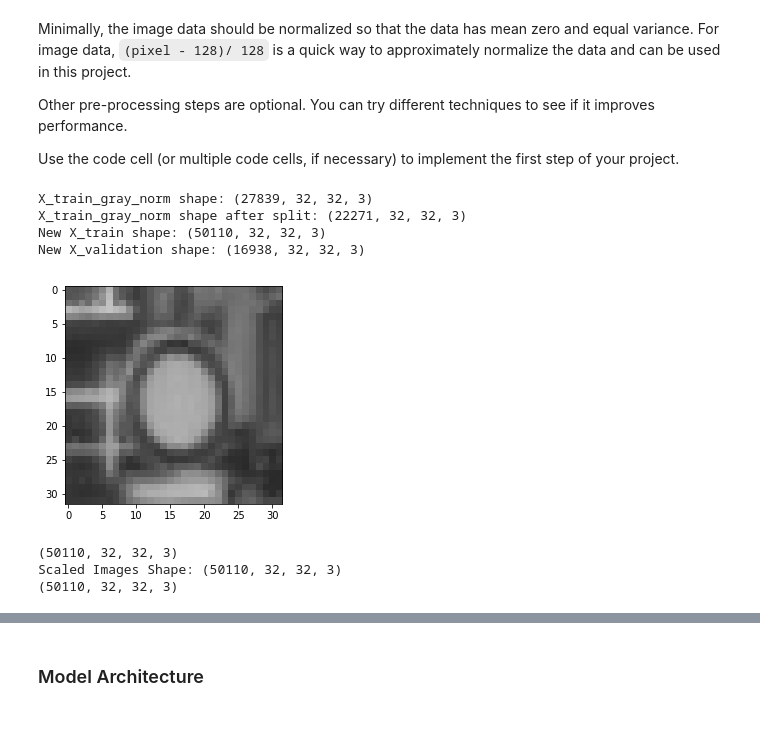
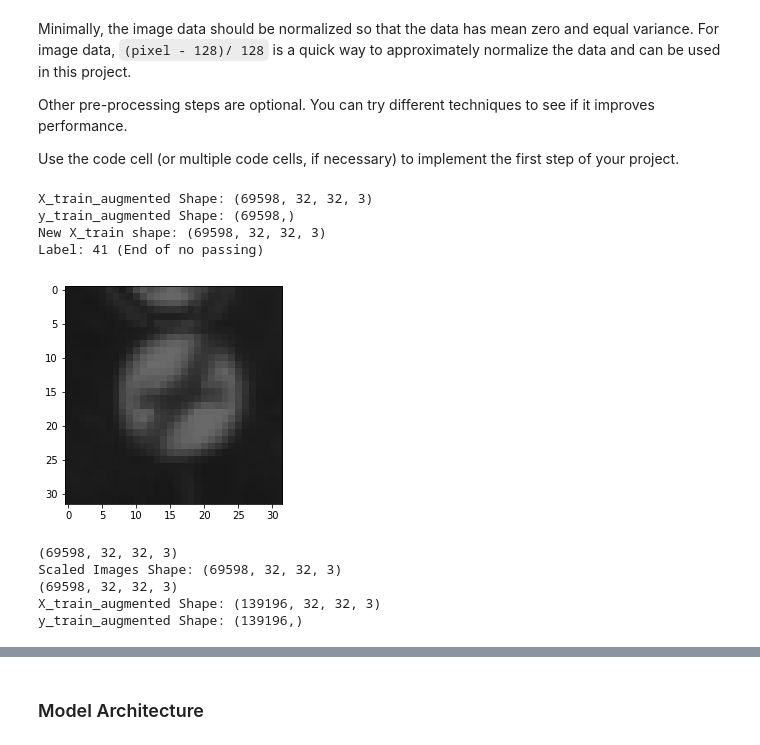
Before and after one commit to JJMats/traffic_sign_classifier, a Jupyter notebook: Traffic_Sign_Classifier.ipynb, the cells around one changed output, grey strips where cells are left out. Cells and saved outputs as stored; diff of their text form; code cells hidden in the pictures.

Commit message:
Increased augmentation data and restructured pipeline

```diff
--- a/Traffic_Sign_Classifier.ipynb
+++ b/Traffic_Sign_Classifier.ipynb
@@ -40,9 +40,10 @@ X_train, y_train = train['features'], train['labels']
 X_valid, y_valid = valid['features'], valid['labels']
 X_test, y_test = test['features'], test['labels']
 # %%
-import pandas
+# Load sign names from CSV file
+import pandas as pd
 filename = 'signnames.csv'
-sign_names = pandas.read_csv(filename, header=0)
+sign_names = pd.read_csv(filename, header=0)
 sign_names = sign_names.SignName.tolist()
 print(sign_names)
 # %% [output]
@@ -247,14 +223,8 @@ Use the code cell (or multiple code cells, if necessary) to implement the first
 ### converting to grayscale, etc.
 ### Feel free to use as many code cells as needed.
 
-# Normalize the images
-def normalize_images(image_data):
-    return ((image_data / 127.5) - 1)
-
-X_train_norm = normalize_images(X_train)
-X_test_norm = normalize_images(X_test)
-X_valid_norm = normalize_images(X_valid)
-X_validation_norm = normalize_images(X_validation)
+X_train_augmented = np.copy(X_train)
+y_train_augmented = np.copy(y_train)
 # %%
 # Convert images to grayscale
 import cv2
@@ -262,50 +232,58 @@ import cv2
 def augment_grayscale(image_data):
     gray_images = []
     for img in image_data:
         gray_img = cv2.cvtColor(img, cv2.COLOR_RGB2GRAY)
         gray_img = np.stack((gray_img,)*3, axis=-1)
         gray_images.append(gray_img)
 
     return np.array(gray_images)
 
 X_train_gray = augment_grayscale(X_train)
-plt.imshow(X_train_gray[1])
+
 #plt.imsave('output_images/gray.png', X_train_gray[0], cmap='gray')
 
 # Normalize the grayscale images and append them to the X_train array to see if they
 # improve model performance
 
-X_train_gray_norm = normalize_images(X_train_gray)
-print('X_train_gray_norm shape:', X_train_gray_norm.shape)
+#X_train_gray_norm = normalize_images(X_train_gray)
+#print('X_train_gray_norm shape:', X_train_gray_norm.shape)
 
 # Add some of the normalized grayscale images to the validation data set
-X_train_gray_norm, X_validation_gray_norm, y_train_gray, y_validation_gray = train_test_split(X_train_gray_norm, y_train, test_size=0.20, random_state=0)
-print('X_train_gray_norm shape after split:', X_train_gray_norm.shape)
+#X_train_gray_norm, X_validation_gray_norm, y_train_gray, y_validation_gray = train_test_split(X_train_gray_norm, y_train, test_size=0.20, random_state=0)
+#print('X_train_gray_norm shape after split:', X_train_gray_norm.shape)
 
 # Augment grayscaled, normalized images into X_train dataset
-X_train_augmented = np.concatenate((X_train_norm, X_train_gray_norm), axis=0)
-y_train_augmented = np.concatenate((y_train, y_train_gray), axis=0)
+#X_train_augmented = np.concatenate((X_train_norm, X_train_gray_norm), axis=0)
+#y_train_augmented = np.concatenate((y_train, y_train_gray), axis=0)
+X_train_augmented = np.concatenate((X_train_augmented, X_train_gray), axis=0)
+y_train_augmented = np.concatenate((y_train_augmented, y_train_augmented), axis=0)
+print("X_train_augmented Shape: {}".format(X_train_augmented.shape))
+print("y_train_augmented Shape: {}".format(y_train_augmented.shape))
 
 # Augment grayscaled, normalized images into X_validation dataset
-X_validation_augmented = np.concatenate((X_validation_norm, X_validation_gray_norm), axis=0)
-y_validation_augmented = np.concatenate((y_validation, y_validation_gray), axis=0)
+#X_validation_augmented = np.concatenate((X_validation_norm, X_validation_gray_norm), axis=0)
+#y_validation_augmented = np.concatenate((y_validation, y_validation_gray), axis=0)
 
 # Augment provided, normalized X_valid dataset into X_validation dataset
-X_validation_augmented = np.concatenate((X_validation_augmented, X_valid_norm), axis=0)
-y_validation_augmented = np.concatenate((y_validation_augmented, y_valid), axis=0)
+#X_validation_augmented = np.concatenate((X_validation_augmented, X_valid_norm), axis=0)
+#y_validation_augmented = np.concatenate((y_validation_augmented, y_valid), axis=0)
 
 print("New X_train shape: {}".format(X_train_augmented.shape))
 #print("New y_train shape: {}".format(y_train_augmented.shape))
 #print("New X_validation shape: {}".format(X_validation_norm.shape))
 #print(y_validation.shape)
-print("New X_validation shape: {}".format(X_validation_augmented.shape))
+#print("New X_validation shape: {}".format(X_validation_augmented.shape))
 #print(y_validation_augmented.shape)
+
+idx = 1
+plt.imshow(X_train_gray[idx], cmap='gray')
+print("Label: {} ({})".format(y_train[idx], sign_names[y_train[idx]]))
 # %% [output]
-X_train_gray_norm shape: (27839, 32, 32, 3)
-X_train_gray_norm shape after split: (22271, 32, 32, 3)
-New X_train shape: (50110, 32, 32, 3)
-New X_validation shape: (16938, 32, 32, 3)
+X_train_augmented Shape: (69598, 32, 32, 3)
+y_train_augmented Shape: (69598,)
+New X_train shape: (69598, 32, 32, 3)
+Label: 41 (End of no passing)
-[figure, old version]
+[figure, new version]
 # %%
 def augment_random_scaled_images(image_data):
     rows,cols,_ = image_data[0].shape
@@ -336,6 +314,12 @@ print(X_train_augmented.shape)
 X_train_scaled_images = augment_random_scaled_images(X_train_augmented)
 print(X_train_scaled_images.shape)
 
+# Augment random scaled images into X_train dataset
+X_train_augmented = np.concatenate((X_train_augmented, X_train_scaled_images), axis=0)
+y_train_augmented = np.concatenate((y_train_augmented, y_train_augmented), axis=0)
+print("X_train_augmented Shape: {}".format(X_train_augmented.shape))
+print("y_train_augmented Shape: {}".format(y_train_augmented.shape))
+
 #X_train_scaled_norm = normalize_images(X_train_scaled_images)
 #print('X_train_scaled_norm shape:', X_train_scaled_norm.shape)
 
@@ -361,6 +345,8 @@ print(X_train_scaled_images.shape)
 ###  helpful to add grayscaled images, then color modified images to the set first, and follow it up
 ###  by applying brightness features, warping, then scaling to the entire set.
 # %% [output]
-(50110, 32, 32, 3)
-Scaled Images Shape: (50110, 32, 32, 3)
-(50110, 32, 32, 3)
+(69598, 32, 32, 3)
+Scaled Images Shape: (69598, 32, 32, 3)
+(69598, 32, 32, 3)
+X_train_augmented Shape: (139196, 32, 32, 3)
+y_train_augmented Shape: (139196,)
```
Also changed, not shown: parts of 18 cells of this notebook, 6 other files.
